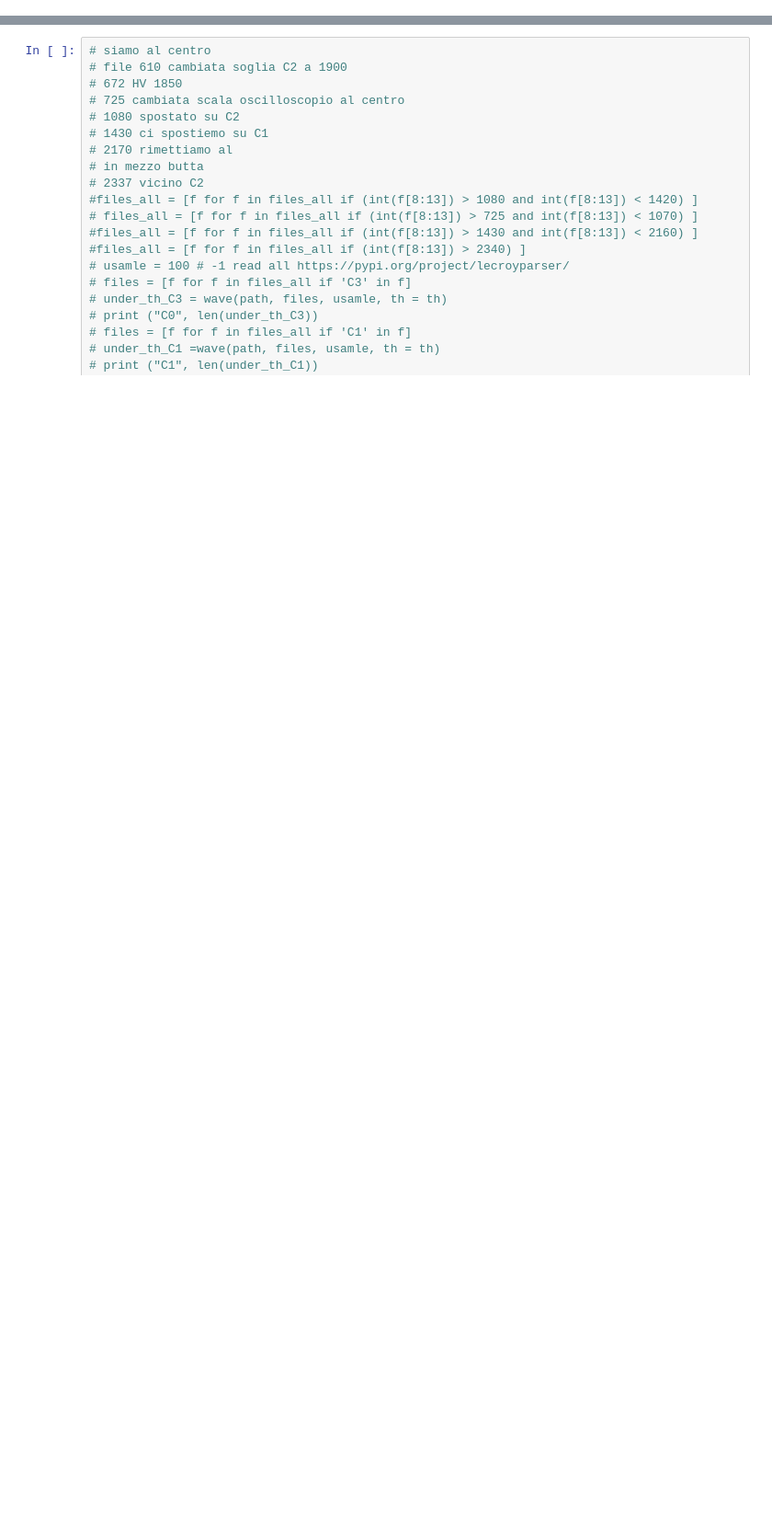
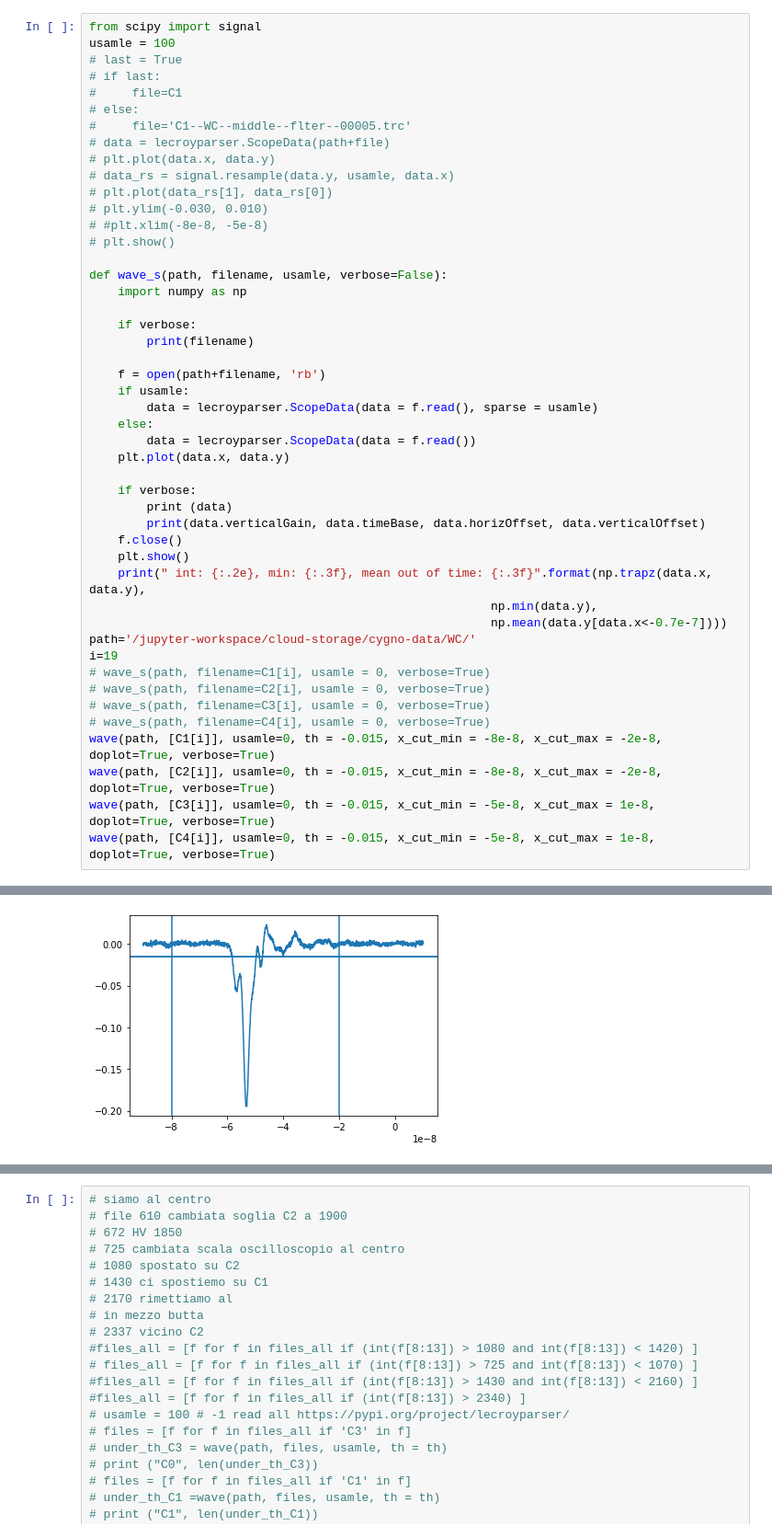
Before and after one commit to gmazzitelli/CUPID, a Jupyter notebook: WC.ipynb, the cells around one changed output, grey strips where cells are left out. Shown at 92% size. Drawn from its saved outputs; the diff is of its cells as text; blank space fills up the shorter version.

```diff
--- a/WC.ipynb
+++ b/WC.ipynb
@@ -359,0 +193,48 @@ outdata2(df['c1_int_w'][:sample], df['c2_int_w'][:sample], th1= -0.1, th2=-0.1)
+# %%
+from scipy import signal
+usamle = 100
+# last = True
+# if last:
+#     file=C1
+# else:
+#     file='C1--WC--middle--flter--00005.trc'
+# data = lecroyparser.ScopeData(path+file)
+# plt.plot(data.x, data.y)
+# data_rs = signal.resample(data.y, usamle, data.x)
+# plt.plot(data_rs[1], data_rs[0])
+# plt.ylim(-0.030, 0.010)
+# #plt.xlim(-8e-8, -5e-8)
+# plt.show()
+
+def wave_s(path, filename, usamle, verbose=False):
+    import numpy as np
+
+    if verbose:
+        print(filename)
+
+    f = open(path+filename, 'rb')
+    if usamle:
+        data = lecroyparser.ScopeData(data = f.read(), sparse = usamle)
+    else:
+        data = lecroyparser.ScopeData(data = f.read())
+    plt.plot(data.x, data.y)
+
+    if verbose:
+        print (data)
+        print(data.verticalGain, data.timeBase, data.horizOffset, data.verticalOffset)
+    f.close()
+    plt.show()
+    print(" int: {:.2e}, min: {:.3f}, mean out of time: {:.3f}".format(np.trapz(data.x, data.y),
+                                                        np.min(data.y),
+                                                        np.mean(data.y[data.x<-0.7e-7])))
+path='/jupyter-workspace/cloud-storage/cygno-data/WC/'
+i=19
+# wave_s(path, filename=C1[i], usamle = 0, verbose=True)
+# wave_s(path, filename=C2[i], usamle = 0, verbose=True)
+# wave_s(path, filename=C3[i], usamle = 0, verbose=True)
+# wave_s(path, filename=C4[i], usamle = 0, verbose=True)
+wave(path, [C1[i]], usamle=0, th = -0.015, x_cut_min = -8e-8, x_cut_max = -2e-8, doplot=True, verbose=True)
+wave(path, [C2[i]], usamle=0, th = -0.015, x_cut_min = -8e-8, x_cut_max = -2e-8, doplot=True, verbose=True)
+wave(path, [C3[i]], usamle=0, th = -0.015, x_cut_min = -5e-8, x_cut_max = 1e-8, doplot=True, verbose=True)
+wave(path, [C4[i]], usamle=0, th = -0.015, x_cut_min = -5e-8, x_cut_max = 1e-8, doplot=True, verbose=True)
+# %% [output]
@@ -359,0 +258 @@ outdata2(df['c1_int_w'][:sample], df['c2_int_w'][:sample], th1= -0.1, th2=-0.1)
+[figure, added]
```
Also changed, not shown: parts of 22 cells of this notebook.
